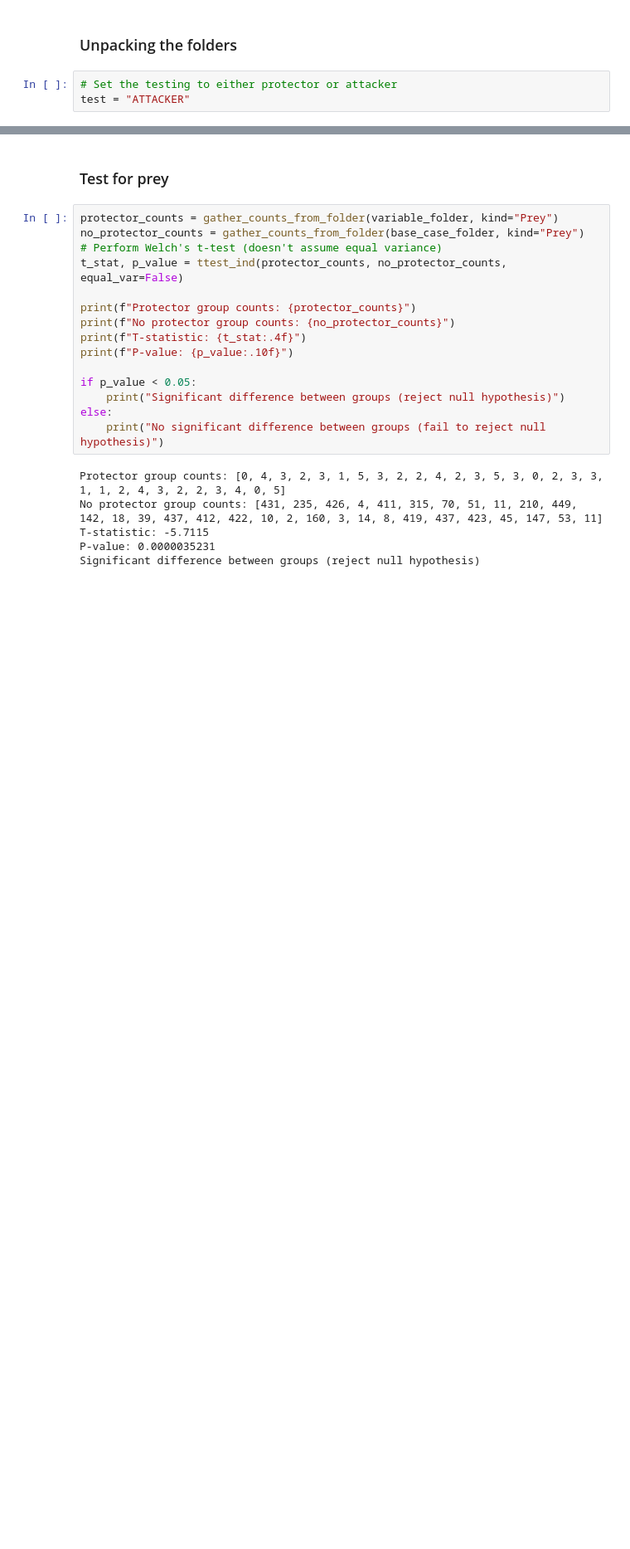
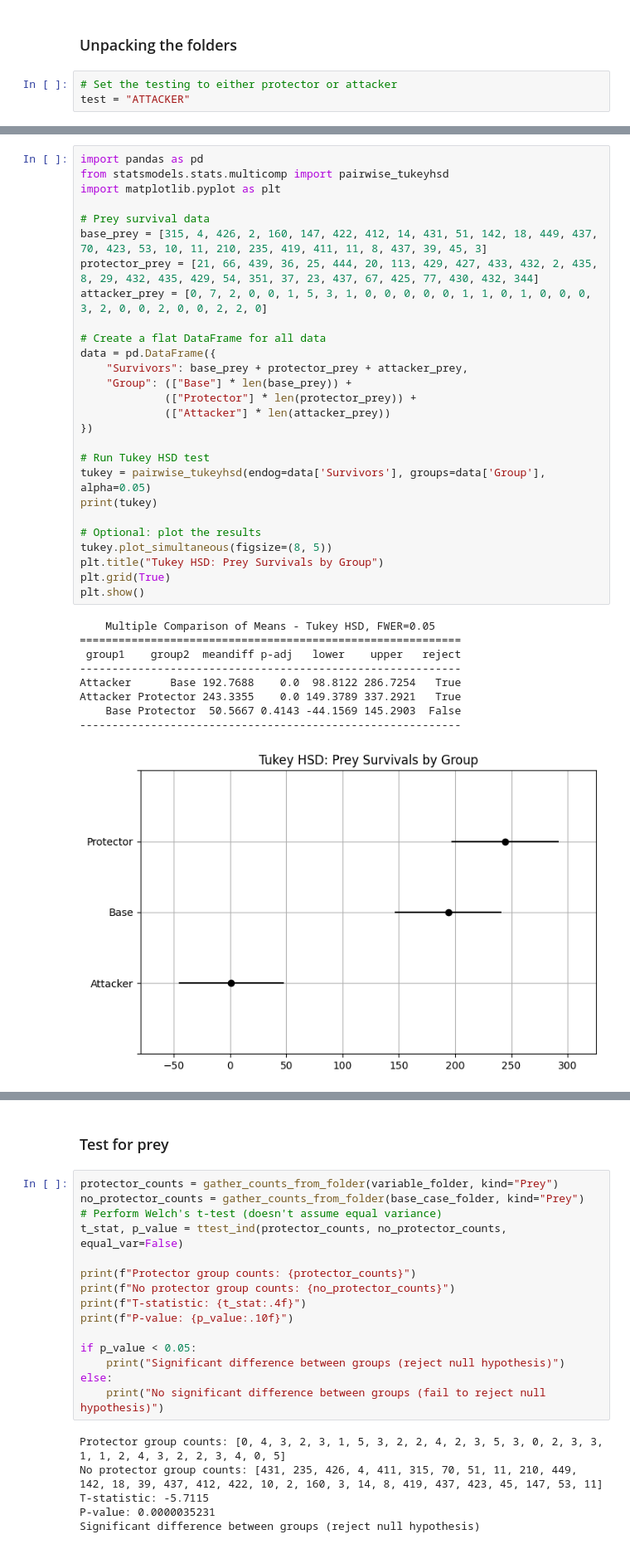
Before and after one commit to sybemelsert/collective-intelligence, a Jupyter notebook: Assignment_2/Stat_test.ipynb, the cells around one changed output, grey strips where cells are left out. Shown at 83% size. Drawn from its saved outputs; the diff is of its cells as text; blank space fills up the shorter version.

```diff
--- a/Assignment_2/Stat_test.ipynb
+++ b/Assignment_2/Stat_test.ipynb
@@ -5,0 +171,37 @@ test = "ATTACKER"
+# %%
+import pandas as pd
+from statsmodels.stats.multicomp import pairwise_tukeyhsd
+import matplotlib.pyplot as plt
+
+# Prey survival data
+base_prey = [315, 4, 426, 2, 160, 147, 422, 412, 14, 431, 51, 142, 18, 449, 437, 70, 423, 53, 10, 11, 210, 235, 419, 411, 11, 8, 437, 39, 45, 3]
+protector_prey = [21, 66, 439, 36, 25, 444, 20, 113, 429, 427, 433, 432, 2, 435, 8, 29, 432, 435, 429, 54, 351, 37, 23, 437, 67, 425, 77, 430, 432, 344]
+attacker_prey = [0, 7, 2, 0, 0, 1, 5, 3, 1, 0, 0, 0, 0, 0, 1, 1, 0, 1, 0, 0, 0, 3, 2, 0, 0, 2, 0, 0, 2, 2, 0]
+
+# Create a flat DataFrame for all data
+data = pd.DataFrame({
+    "Survivors": base_prey + protector_prey + attacker_prey,
+    "Group": (["Base"] * len(base_prey)) +
+             (["Protector"] * len(protector_prey)) +
+             (["Attacker"] * len(attacker_prey))
+})
+
+# Run Tukey HSD test
+tukey = pairwise_tukeyhsd(endog=data['Survivors'], groups=data['Group'], alpha=0.05)
+print(tukey)
+
+# Optional: plot the results
+tukey.plot_simultaneous(figsize=(8, 5))
+plt.title("Tukey HSD: Prey Survivals by Group")
+plt.grid(True)
+plt.show()
+# %% [output]
+    Multiple Comparison of Means - Tukey HSD, FWER=0.05
+===========================================================
+ group1    group2  meandiff p-adj   lower    upper   reject
+-----------------------------------------------------------
+Attacker      Base 192.7688    0.0  98.8122 286.7254   True
+Attacker Protector 243.3355    0.0 149.3789 337.2921   True
+    Base Protector  50.5667 0.4143 -44.1569 145.2903  False
+-----------------------------------------------------------
+[figure, added]
```
Also changed, not shown: parts of 7 cells of this notebook, 1 other file.
